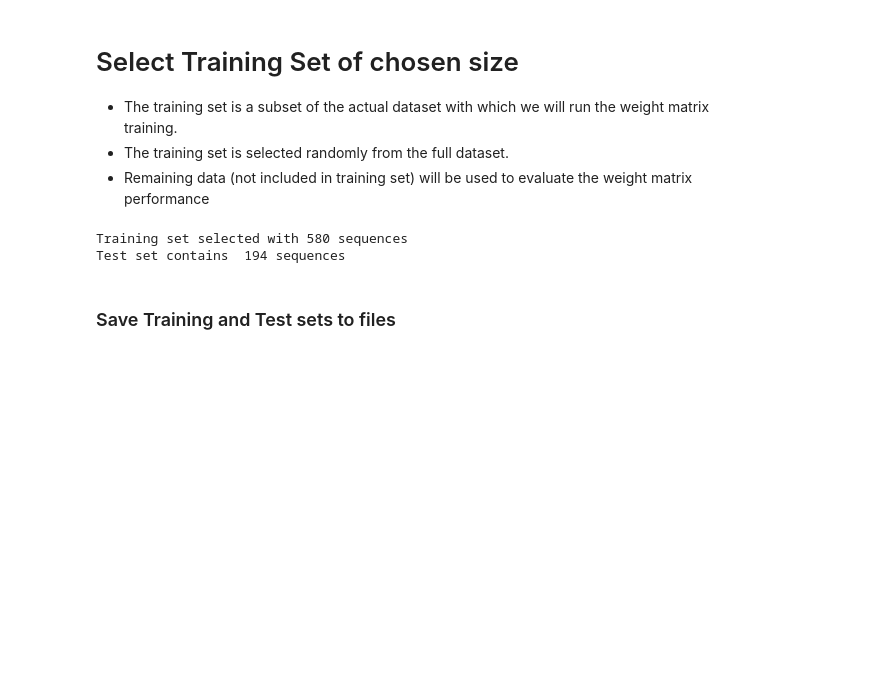
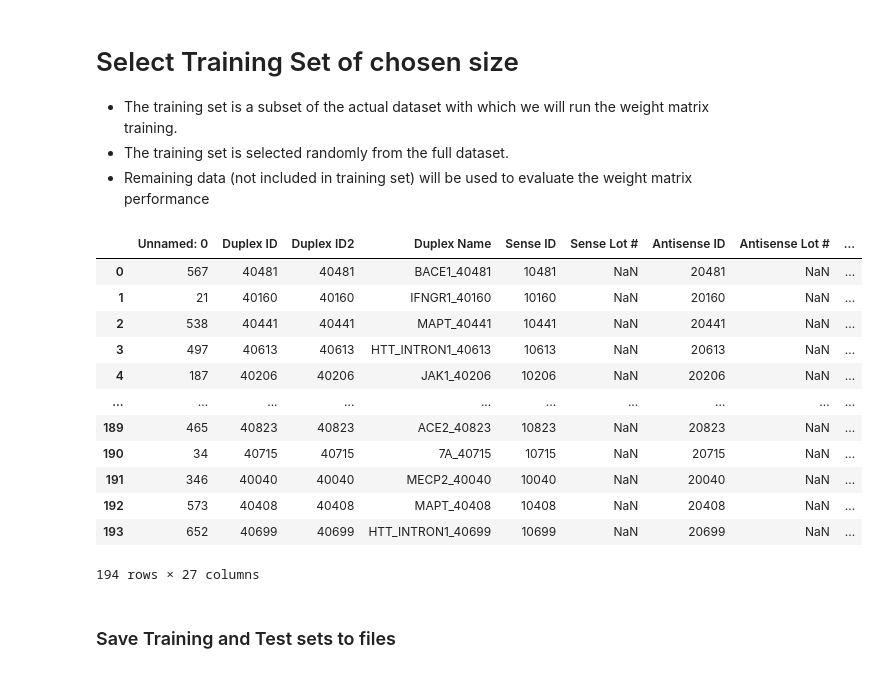
Before and after one commit to atalantatx/atx-genespec, a Jupyter notebook: PSSM_rep/training_weight_matrix_reproduced.ipynb, the cells around one changed output. Drawn from its saved outputs; the diff is of its cells as text; code cells hidden in the pictures; blank space fills up the shorter version.

```diff
--- a/PSSM_rep/training_weight_matrix_reproduced.ipynb
+++ b/PSSM_rep/training_weight_matrix_reproduced.ipynb
@@ -295,18 +295,31 @@ Text(0, 0.5, 'Target Expression (%)')
 # %%
 training_set_size_pcnt = 0.75 # portion of dataset that will be included in training set as a decimal (ex: use 0.75 to represent 75%) ****
 
 # Randomly select training set and set aside remaining data as the test (or evaluation) set
 from sklearn.model_selection import train_test_split
 
 # Introduce a random state for reproducability
-random_state=20
+random_state=100
 sirna_train_data, sirna_test_data = train_test_split(bdna_data, test_size=1-training_set_size_pcnt, random_state=random_state)
+sirna_test_data.reset_index(drop=True, inplace=True)
 
-print("Training set selected with",len(sirna_train_data),"sequences")
-print("Test set contains ",len(sirna_test_data),"sequences")
+#print("Training set selected with",len(sirna_train_data),"sequences")
+#print("Test set contains ",len(sirna_test_data),"sequences")
+sirna_test_data
 # %% [output]
+|  | Unnamed: 0 | Duplex ID | Duplex ID2 | Duplex Name | Sense ID | Sense Lot # | Antisense ID | Antisense Lot # | ... |
+| 0 | 567 | 40481 | 40481 | BACE1_40481 | 10481 | NaN | 20481 | NaN | ... |
+| 1 | 21 | 40160 | 40160 | IFNGR1_40160 | 10160 | NaN | 20160 | NaN | ... |
+| 2 | 538 | 40441 | 40441 | MAPT_40441 | 10441 | NaN | 20441 | NaN | ... |
+| 3 | 497 | 40613 | 40613 | HTT_INTRON1_40613 | 10613 | NaN | 20613 | NaN | ... |
+| 4 | 187 | 40206 | 40206 | JAK1_40206 | 10206 | NaN | 20206 | NaN | ... |
+| ... | ... | ... | ... | ... | ... | ... | ... | ... | ... |
+| 189 | 465 | 40823 | 40823 | ACE2_40823 | 10823 | NaN | 20823 | NaN | ... |
+| 190 | 34 | 40715 | 40715 | 7A_40715 | 10715 | NaN | 20715 | NaN | ... |
+| 191 | 346 | 40040 | 40040 | MECP2_40040 | 10040 | NaN | 20040 | NaN | ... |
+| 192 | 573 | 40408 | 40408 | MAPT_40408 | 10408 | NaN | 20408 | NaN | ... |
+| 193 | 652 | 40699 | 40699 | HTT_INTRON1_40699 | 10699 | NaN | 20699 | NaN | ... |
-Training set selected with 580 sequences
-Test set contains  194 sequences
+194 rows × 27 columns
 # %% [markdown]
 ### Save Training and Test sets to files
 # %%
```
Also changed, not shown: parts of 13 cells of this notebook, 21 other files.
